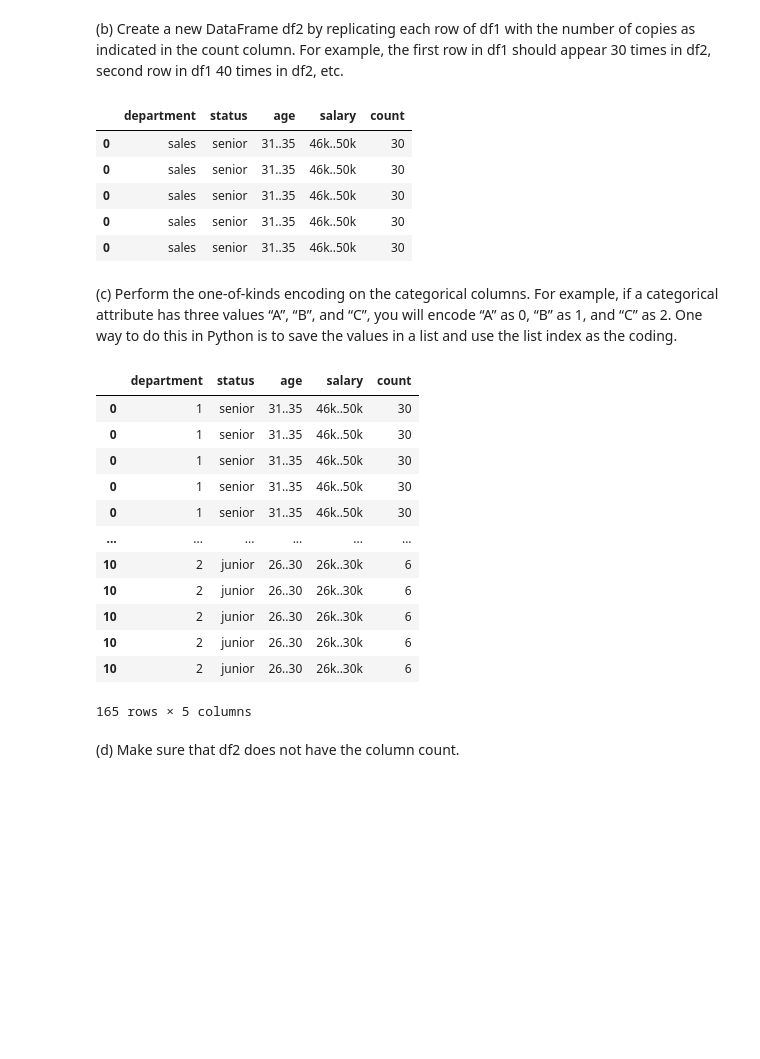
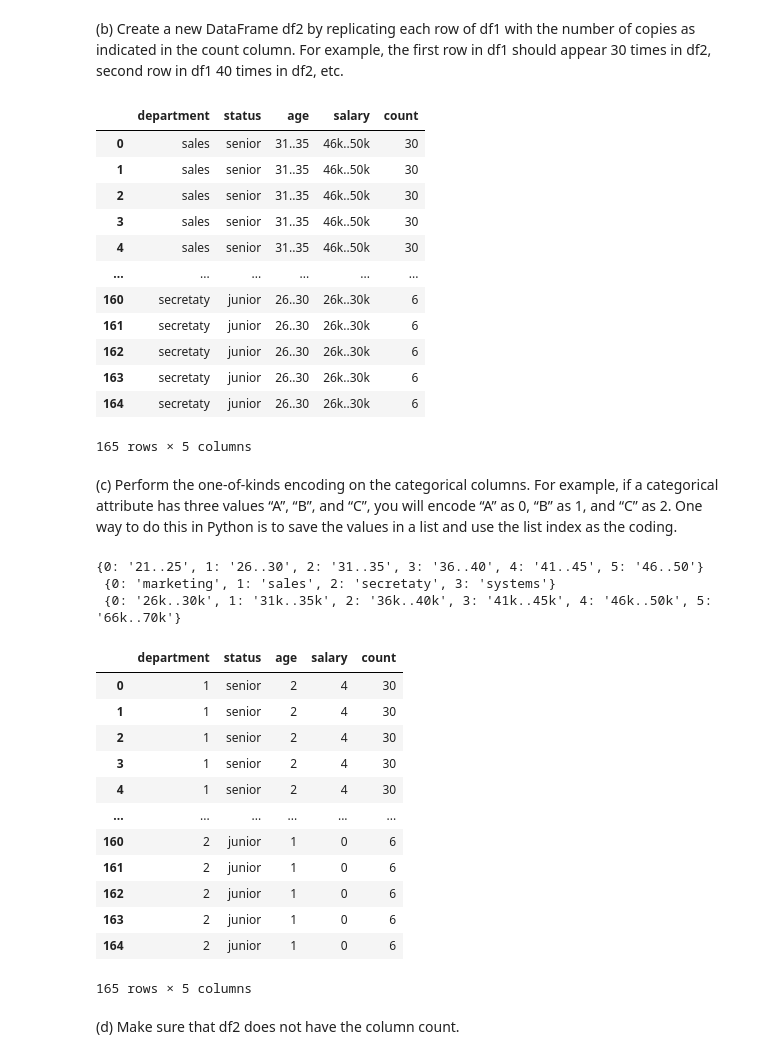
Before and after one commit to subha9542/Datamining, a Jupyter notebook: Data_mining_HW6.ipynb, the cells around one changed output. Drawn from its saved outputs; the diff is of its cells as text; code cells hidden in the pictures; blank space fills up the shorter version.

```diff
--- a/Data_mining_HW6.ipynb
+++ b/Data_mining_HW6.ipynb
@@ -17,8 +17,8 @@ from sklearn import metrics
 
 (a) Read data from hwk06-01.csv into a DataFrame df1.
 # %%
-df = pd.read_csv("hwk06-01.csv",sep = '\t')
-df.head
+df1 = pd.read_csv("hwk06-01.csv",sep = '\t')
+df1.head
 # %% [output]
 <bound method NDFrame.head of    department  status     age    salary  count
 0       sales  senior  31..35  46k..50k     30
@@ -37,39 +37,55 @@ df.head
 as indicated in the count column. For example, the first row in df1 should appear 30
 times in df2, second row in df1 40 times in df2, etc.
 # %%
-df2 = df.loc[np.repeat(df.index.values,df['count'].to_numpy())]
-df2.head()
+df2 = df1.loc[np.repeat(df1.index.values,df1['count'].to_numpy())].reset_index(drop=True)
+df2
 # %% [output]
 |  | department | status | age | salary | count |
 | 0 | sales | senior | 31..35 | 46k..50k | 30 |
-| 0 | sales | senior | 31..35 | 46k..50k | 30 |
-| 0 | sales | senior | 31..35 | 46k..50k | 30 |
-| 0 | sales | senior | 31..35 | 46k..50k | 30 |
-| 0 | sales | senior | 31..35 | 46k..50k | 30 |
+| 1 | sales | senior | 31..35 | 46k..50k | 30 |
+| 2 | sales | senior | 31..35 | 46k..50k | 30 |
+| 3 | sales | senior | 31..35 | 46k..50k | 30 |
+| 4 | sales | senior | 31..35 | 46k..50k | 30 |
+| ... | ... | ... | ... | ... | ... |
+| 160 | secretaty | junior | 26..30 | 26k..30k | 6 |
+| 161 | secretaty | junior | 26..30 | 26k..30k | 6 |
+| 162 | secretaty | junior | 26..30 | 26k..30k | 6 |
+| 163 | secretaty | junior | 26..30 | 26k..30k | 6 |
+| 164 | secretaty | junior | 26..30 | 26k..30k | 6 |
+165 rows × 5 columns
 # %% [markdown]
 (c) Perform the one-of-kinds encoding on the categorical columns. For example, if a categorical attribute has three values “A”, “B”, and “C”, you will encode “A” as 0, “B” as
 1, and “C” as 2. One way to do this in Python is to save the values in a list and use the
 list index as the coding.
 # %%
 df2['department'] = df2['department'].astype('category')
+df2['age'] = df2['age'].astype('category')
+df2['salary'] = df2['salary'].astype('category')
 #df2['status'] = df2['status'].astype('category')
 cat_columns = df2.select_dtypes(['category']).columns
+age_cat = dict( enumerate(df2['age'].cat.categories ) )
+department_cat = dict( enumerate(df2['department'].cat.categories ) )
+salary_cat = dict( enumerate(df2['salary'].cat.categories ) )
+print(age_cat,'\n',department_cat,'\n',salary_cat)
 df2[cat_columns] = df2[cat_columns].apply(lambda x: x.cat.codes)
 df2
 # %% [output]
+{0: '21..25', 1: '26..30', 2: '31..35', 3: '36..40', 4: '41..45', 5: '46..50'}
+ {0: 'marketing', 1: 'sales', 2: 'secretaty', 3: 'systems'}
+ {0: '26k..30k', 1: '31k..35k', 2: '36k..40k', 3: '41k..45k', 4: '46k..50k', 5: '66k..70k'}
 |  | department | status | age | salary | count |
-| 0 | 1 | senior | 31..35 | 46k..50k | 30 |
-| 0 | 1 | senior | 31..35 | 46k..50k | 30 |
-| 0 | 1 | senior | 31..35 | 46k..50k | 30 |
-| 0 | 1 | senior | 31..35 | 46k..50k | 30 |
-| 0 | 1 | senior | 31..35 | 46k..50k | 30 |
+| 0 | 1 | senior | 2 | 4 | 30 |
+| 1 | 1 | senior | 2 | 4 | 30 |
+| 2 | 1 | senior | 2 | 4 | 30 |
+| 3 | 1 | senior | 2 | 4 | 30 |
+| 4 | 1 | senior | 2 | 4 | 30 |
 | ... | ... | ... | ... | ... | ... |
-| 10 | 2 | junior | 26..30 | 26k..30k | 6 |
-| 10 | 2 | junior | 26..30 | 26k..30k | 6 |
-| 10 | 2 | junior | 26..30 | 26k..30k | 6 |
-| 10 | 2 | junior | 26..30 | 26k..30k | 6 |
-| 10 | 2 | junior | 26..30 | 26k..30k | 6 |
+| 160 | 2 | junior | 1 | 0 | 6 |
+| 161 | 2 | junior | 1 | 0 | 6 |
+| 162 | 2 | junior | 1 | 0 | 6 |
+| 163 | 2 | junior | 1 | 0 | 6 |
+| 164 | 2 | junior | 1 | 0 | 6 |
-165 rows × 5 columns
+165 rows × 5 columns
 # %% [markdown]
 (d) Make sure that df2 does not have the column count.
 # %%
```
Also changed, not shown: parts of 17 cells of this notebook.
